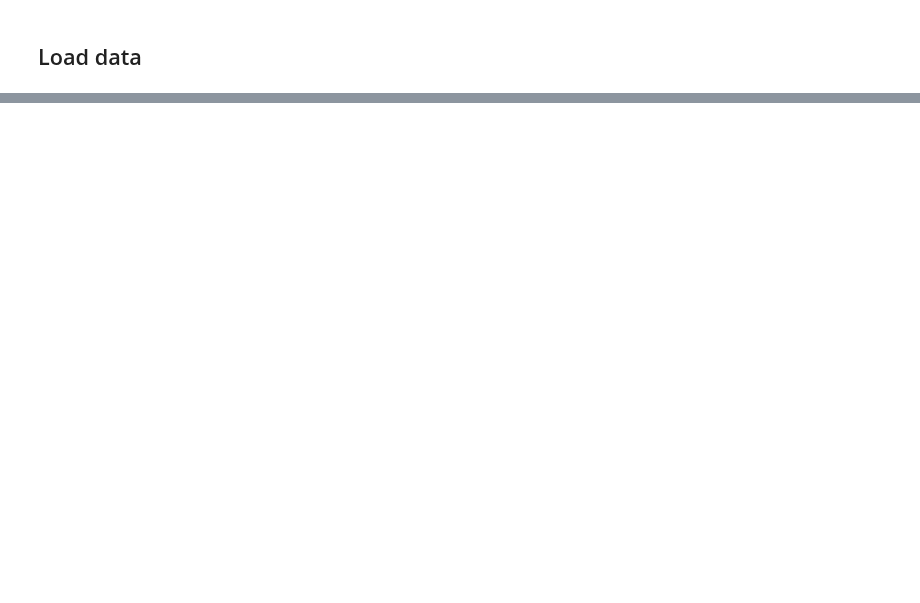
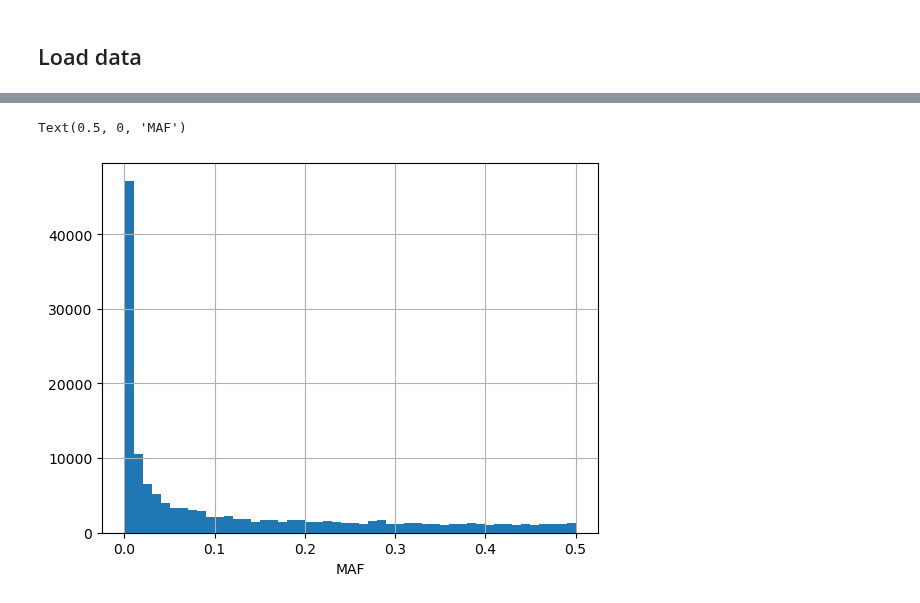
Before and after one commit to theislab/cellink, a Jupyter notebook: docs/notebooks/explore_annotations.ipynb, the cells around one changed output, grey strips where cells are left out. Cells and saved outputs as stored; diff of their text form; code cells hidden in the pictures; blank space fills up the shorter version.

Commit message:
start plotting annotations

```diff
--- a/docs/notebooks/explore_annotations.ipynb
+++ b/docs/notebooks/explore_annotations.ipynb
@@ -86,7 +93,4 @@ gdata.write("gdata.h5ad")
 ## Load data
 # %%
 gdata = ad.read_h5ad("gdata.h5ad")
-with open("gdata_varm.pkl", "rb") as f:
-    varm = pickle.load(f)
-
-gdata.varm = varm
+gdata
@@ -97,0 +104,2 @@ AnnData object with n_obs × n_vars = 1034 × 143083
+# %%
+anno = gdata.var.join(gdata.varm["annotations_0"])
@@ -97,0 +128,6 @@ AnnData object with n_obs × n_vars = 1034 × 143083
+# %%
+anno['maf'].hist(bins = 50)
+plt.xlabel("MAF")
+# %% [output]
+Text(0.5, 0, 'MAF')
+[figure, added]
```
Also changed, not shown: parts of 22 cells of this notebook.
